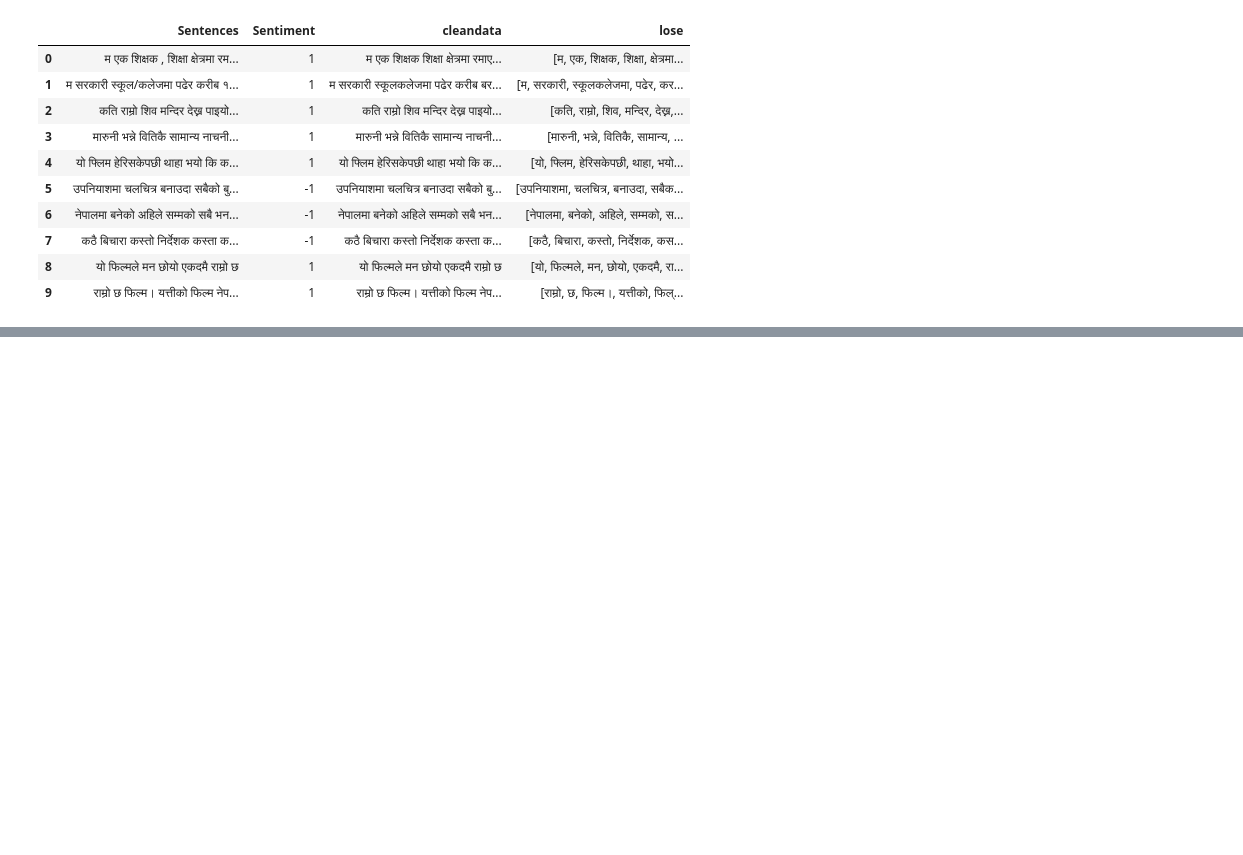
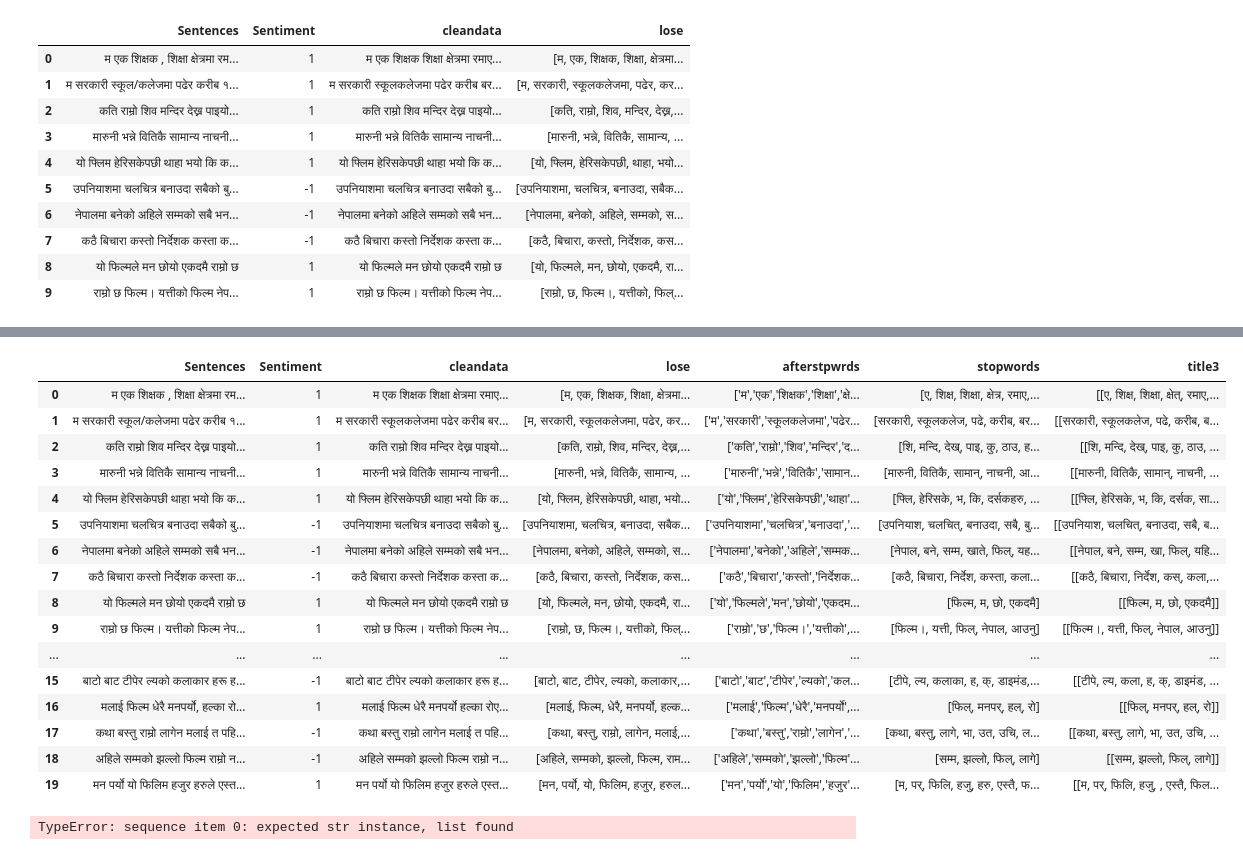
Before and after one commit to Dibay-Prakash/Nepali-sentiment-analysis, a Jupyter notebook: preprocessing.ipynb, the cells around one changed output, grey strips where cells are left out. Drawn from its saved outputs; the diff is of its cells as text; code cells hidden in the pictures; blank space fills up the shorter version.

```diff
--- a/preprocessing.ipynb
+++ b/preprocessing.ipynb
@@ -178,0 +183,11 @@ data.head(10)
+# %%
+# Define the path to your stopwords text file
+stopwords_file_path = "stopwords.txt"
+
+# Load the stopwords into a list or set
+with open(stopwords_file_path, 'r', encoding='utf-8') as file:
+    nepali_stopwords = {line.strip() for line in file}
+
+# Check the stopwords
+print(f"Loaded {len(nepali_stopwords)} Nepali stopwords.")
+print(nepali_stopwords)
@@ -178,0 +197,7 @@ data.head(10)
+# %%
+def remove_stopwords(x):
+    return ''.join([word for word in str(x).split() if word not in stopwords])
+data['afterstpwrds']= data['lose']. apply(lambda x :remove_stopwords(x))# for each row in the tokens column
+#lambda function is called with x being the value of that row.
+#The result of the lambda function (which is the value returned by remove_stopwords(x)) is assigned to the new column title3.
+data.head(5)
@@ -178,0 +239,3 @@ data.head(10)
+# %%
+data['stopwords'] = data['lose'].apply(lambda x: remove_stopwords_nepali(x, nepali_stopwords))
+data.head(20)
@@ -178,0 +260,42 @@ data.head(10)
+# %%
+import pandas as pd
+
+# Custom stemming function
+def custom_stem(word):
+    suffixes = [
+         'लाई','बाट','ता','ले','बाट', 'बाहेक', 'बाहिर', 'बाहिरपट्टी', 'भित्र', 'का', 'करिब', 'को', 'छ', 'छिन्',
+        'जोड', 'ते', 'लागि', 'लाई', 'माथि', 'मन्तिर', 'मा', 'नजिक', 'पछाडि', 'पहिला', 'पारि',
+        'प्रति', 'र', 'संग', 'सहित', 'तल','हरु','तर', 'तिर', 'तर्फ', 'उपर', 'विपरित', 'वरिपरि', 'बिचमा'
+    ]
+    for suffix in suffixes:
+        if word.endswith(suffix):
+            return word[:-len(suffix)]
+    return word
+
+# Apply stemming to each text
+def stem_words(title3):
+    return[([custom_stem(word) for word in title3])]
+
+
+# Apply stemming to 'title3' column and store in 'stemmer' column
+data['title3'] = data['stopwords'].apply(stem_words)
+
+data.head(20)
+# %% [output]
+|  | Sentences | Sentiment | cleandata | lose | afterstpwrds | stopwords | title3 |
+| 0 | म एक शिक्षक , शिक्षा क्षेत्रमा रम... | 1 | म एक शिक्षक शिक्षा क्षेत्रमा रमाए... | [म, एक, शिक्षक, शिक्षा, क्षेत्रमा... | ['म','एक','शिक्षक','शिक्षा','क्षे... | [ए, शिक्ष, शिक्षा, क्षेत्र, रमाए,... | [[ए, शिक्ष, शिक्षा, क्षेत्, रमाए,... |
+| 1 | म सरकारी स्कूल/कलेजमा पढेर करीब १... | 1 | म सरकारी स्कूलकलेजमा पढेर करीब बर... | [म, सरकारी, स्कूलकलेजमा, पढेर, कर... | ['म','सरकारी','स्कूलकलेजमा','पढेर... | [सरकारी, स्कूलकलेज, पढे, करीब, बर... | [[सरकारी, स्कूलकलेज, पढे, करीब, ब... |
+| 2 | कति राम्रो शिव मन्दिर देख्न पाइयो... | 1 | कति राम्रो शिव मन्दिर देख्न पाइयो... | [कति, राम्रो, शिव, मन्दिर, देख्न,... | ['कति','राम्रो','शिव','मन्दिर','द... | [शि, मन्दि, देख्, पाइ, कु, ठाउ, ह... | [[शि, मन्दि, देख्, पाइ, कु, ठाउ, ... |
+| 3 | मारुनी भन्ने वितिकै सामान्य नाचनी... | 1 | मारुनी भन्ने वितिकै सामान्य नाचनी... | [मारुनी, भन्ने, वितिकै, सामान्य, ... | ['मारुनी','भन्ने','वितिकै','सामान... | [मारुनी, वितिकै, सामान्, नाचनी, आ... | [[मारुनी, वितिकै, सामान्, नाचनी, ... |
+| 4 | यो फ्लिम हेरिसकेपछी थाहा भयो कि क... | 1 | यो फ्लिम हेरिसकेपछी थाहा भयो कि क... | [यो, फ्लिम, हेरिसकेपछी, थाहा, भयो... | ['यो','फ्लिम','हेरिसकेपछी','थाहा'... | [फ्लि, हेरिसके, भ, कि, दर्सकहरु, ... | [[फ्लि, हेरिसके, भ, कि, दर्सक, सा... |
+| 5 | उपनियाशमा चलचित्र बनाउदा सबैको बु... | -1 | उपनियाशमा चलचित्र बनाउदा सबैको बु... | [उपनियाशमा, चलचित्र, बनाउदा, सबैक... | ['उपनियाशमा','चलचित्र','बनाउदा','... | [उपनियाश, चलचित्, बनाउदा, सबै, बु... | [[उपनियाश, चलचित्, बनाउदा, सबै, ब... |
+| 6 | नेपालमा बनेको अहिले सम्मको सबै भन... | -1 | नेपालमा बनेको अहिले सम्मको सबै भन... | [नेपालमा, बनेको, अहिले, सम्मको, स... | ['नेपालमा','बनेको','अहिले','सम्मक... | [नेपाल, बने, सम्म, खाते, फिल्, यह... | [[नेपाल, बने, सम्म, खा, फिल्, यहि... |
+| 7 | कठै बिचारा कस्तो निर्देशक कस्ता क... | -1 | कठै बिचारा कस्तो निर्देशक कस्ता क... | [कठै, बिचारा, कस्तो, निर्देशक, कस... | ['कठै','बिचारा','कस्तो','निर्देशक... | [कठै, बिचारा, निर्देश, कस्ता, कला... | [[कठै, बिचारा, निर्देश, कस्, कला,... |
+| 8 | यो फिल्मले मन छोयो एकदमै राम्रो छ | 1 | यो फिल्मले मन छोयो एकदमै राम्रो छ | [यो, फिल्मले, मन, छोयो, एकदमै, रा... | ['यो','फिल्मले','मन','छोयो','एकदम... | [फिल्म, म, छो, एकदमै] | [[फिल्म, म, छो, एकदमै]] |
+| 9 | राम्रो छ फिल्म। यत्तीको फिल्म नेप... | 1 | राम्रो छ फिल्म। यत्तीको फिल्म नेप... | [राम्रो, छ, फिल्म।, यत्तीको, फिल्... | ['राम्रो','छ','फिल्म।','यत्तीको',... | [फिल्म।, यत्ती, फिल्, नेपाल, आउनु] | [[फिल्म।, यत्ती, फिल्, नेपाल, आउनु]] |
+| ... | ... | ... | ... | ... | ... | ... | ... |
+| 15 | बाटो बाट टीपेर ल्यको कलाकार हरू ह... | -1 | बाटो बाट टीपेर ल्यको कलाकार हरू ह... | [बाटो, बाट, टीपेर, ल्यको, कलाकार,... | ['बाटो','बाट','टीपेर','ल्यको','कल... | [टीपे, ल्य, कलाका, ह, क्, डाइमंड,... | [[टीपे, ल्य, कला, ह, क्, डाइमंड, ... |
+| 16 | मलाई फिल्म धेरै मनपर्यो, हल्का रो... | 1 | मलाई फिल्म धेरै मनपर्यो हल्का रोए... | [मलाई, फिल्म, धेरै, मनपर्यो, हल्क... | ['मलाई','फिल्म','धेरै','मनपर्यो',... | [फिल्, मनपर्, हल्, रो] | [[फिल्, मनपर्, हल्, रो]] |
+| 17 | कथा बस्तु राम्रो लागेन मलाई त पहि... | -1 | कथा बस्तु राम्रो लागेन मलाई त पहि... | [कथा, बस्तु, राम्रो, लागेन, मलाई,... | ['कथा','बस्तु','राम्रो','लागेन','... | [कथा, बस्तु, लागे, भा, उत, उचि, ल... | [[कथा, बस्तु, लागे, भा, उत, उचि, ... |
+| 18 | अहिले सम्मको झल्लो फिल्म राम्रो न... | -1 | अहिले सम्मको झल्लो फिल्म राम्रो न... | [अहिले, सम्मको, झल्लो, फिल्म, राम... | ['अहिले','सम्मको','झल्लो','फिल्म'... | [सम्म, झल्लो, फिल्, लागे] | [[सम्म, झल्लो, फिल्, लागे]] |
+| 19 | मन पर्यो यो फिलिम हजुर हरुले एस्त... | 1 | मन पर्यो यो फिलिम हजुर हरुले एस्त... | [मन, पर्यो, यो, फिलिम, हजुर, हरुल... | ['मन','पर्यो','यो','फिलिम','हजुर'... | [म, पर्, फिलि, हजु, हरु, एस्तै, फ... | [[म, पर्, फिलि, हजु, , एस्तै, फिल... |
@@ -178,0 +308,5 @@ data.head(10)
+# %%
+x_train = [' '.join(doc) for doc in x_train]
+x_test = [' '.join(doc) for doc in x_test]
+# %% [output]
+TypeError: sequence item 0: expected str instance, list found
```
Also changed, not shown: parts of 9 cells of this notebook.
